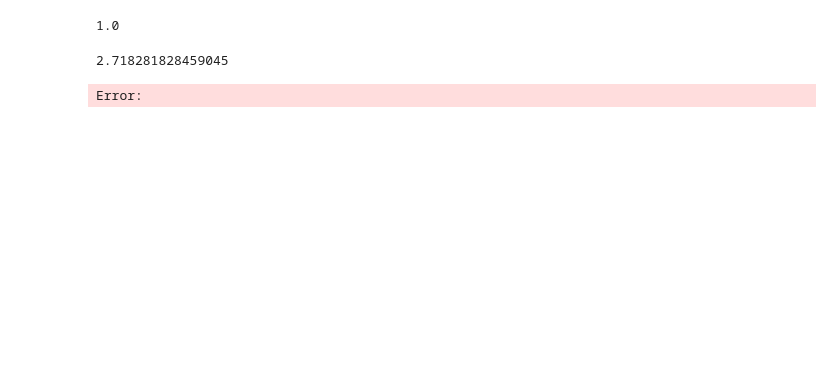
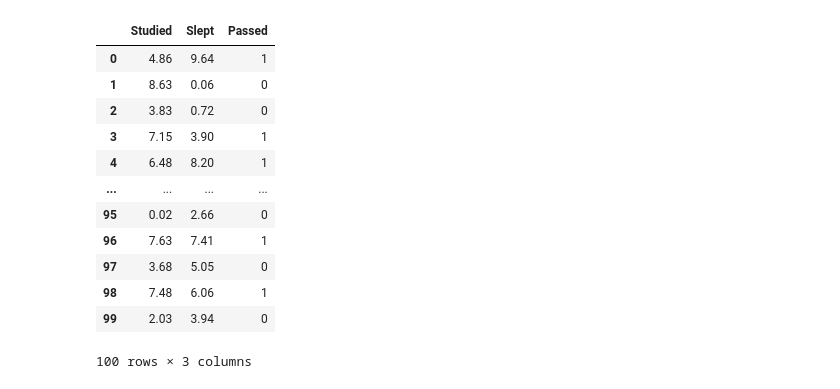
Before and after one commit to Lester-723/Data-Science-Portfolio, a Jupyter notebook: ML Notebooks/Classification Models/Logistic Regression.ipynb, the cells around one changed output. Saved outputs shown, nothing was run; the diff lists cells and outputs as text; code cells hidden in the pictures; blank space fills up the shorter version.

```diff
--- a/ML Notebooks/Classification Models/Logistic Regression.ipynb
+++ b/ML Notebooks/Classification Models/Logistic Regression.ipynb
@@ -20,9 +0,0 @@ log(10000)
-# %%
-log(e)
-# %% [output]
-1.0
-# %%
-e**1
-# %% [output]
-2.718281828459045
-Error:
@@ -28,0 +12,20 @@ Error:
+# %%
+pd.set_option('display.precision', 2)
+# %%
+study_df = pd.read_csv("C:/Users/leste/OneDrive/Desktop/Microsoft VS Code/Github/Data-Science-Portfolio/Data Files/Logistic Regression/study_dataset.csv")
+# %%
+study_df
+# %% [output]
+|  | Studied | Slept | Passed |
+| 0 | 4.86 | 9.64 | 1 |
+| 1 | 8.63 | 0.06 | 0 |
+| 2 | 3.83 | 0.72 | 0 |
+| 3 | 7.15 | 3.90 | 1 |
+| 4 | 6.48 | 8.20 | 1 |
+| ... | ... | ... | ... |
+| 95 | 0.02 | 2.66 | 0 |
+| 96 | 7.63 | 7.41 | 1 |
+| 97 | 3.68 | 5.05 | 0 |
+| 98 | 7.48 | 6.06 | 1 |
+| 99 | 2.03 | 3.94 | 0 |
+100 rows × 3 columns
```
Also changed, not shown: parts of 33 cells of this notebook, 2 other files.
